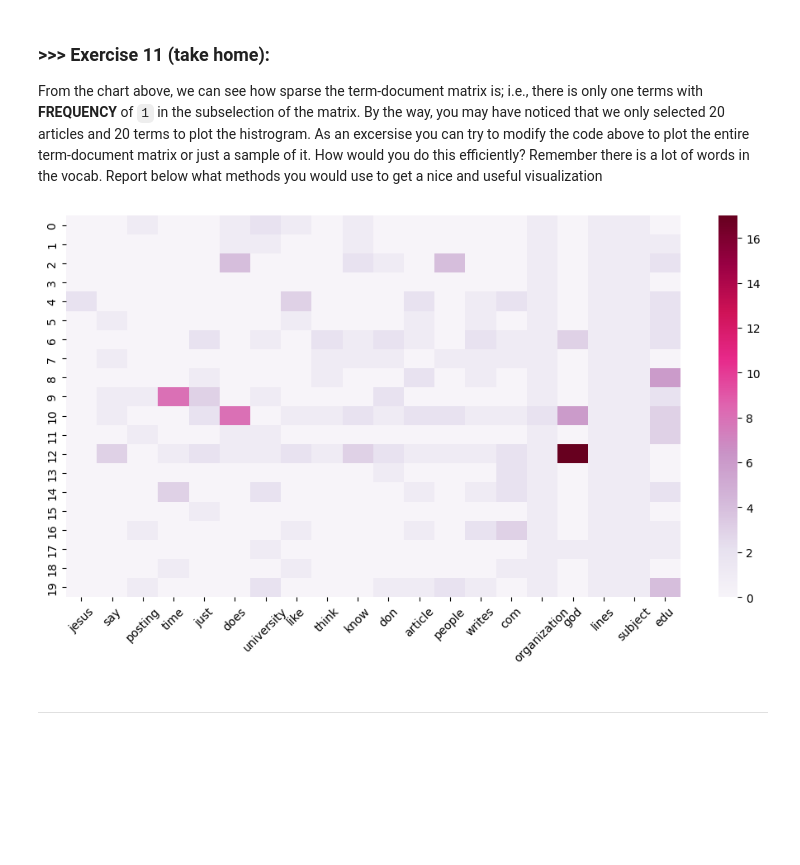
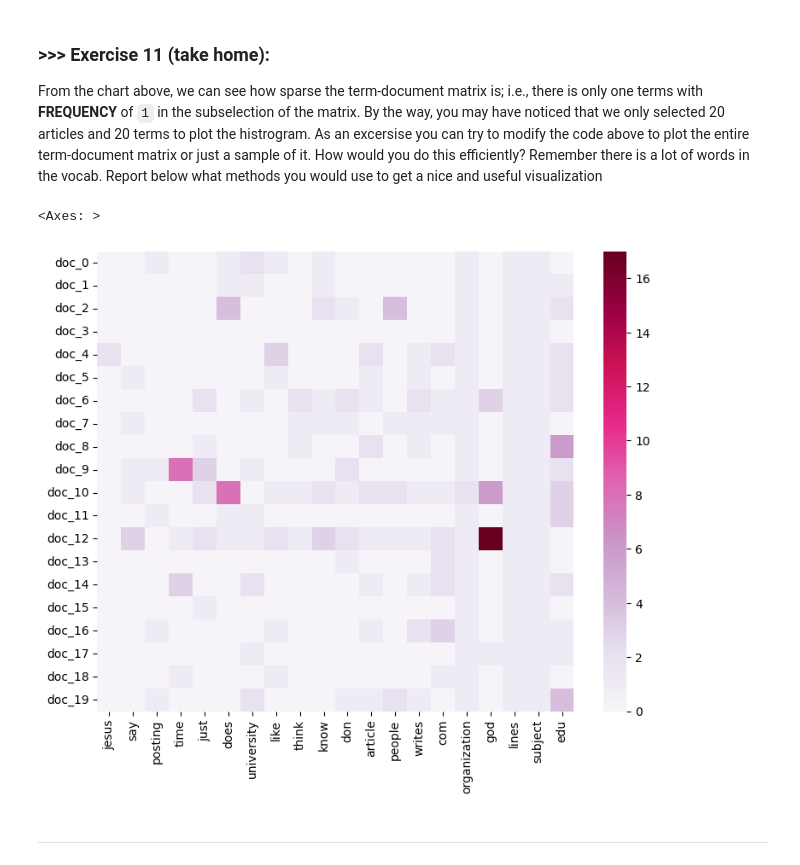
Before and after one commit to Newpage927/DM2025-Lab1-Exercise, a Jupyter notebook: DM2025-Lab1-Master.ipynb, the cells around one changed output. Saved outputs shown, nothing was run; the diff lists cells and outputs as text; code cells hidden in the pictures; blank space fills up the shorter version.

```diff
--- a/DM2025-Lab1-Master.ipynb
+++ b/DM2025-Lab1-Master.ipynb
@@ -1129,24 +1129,23 @@ From the chart above, we can see how sparse the term-document matrix is; i.e., t
 # %%
 # Answer here
 
 # use stopwords to clear meaningless words
 count_vect = CountVectorizer(stop_words='english')
 X_counts = count_vect.fit_transform(X.text)
 # count terms frequency
 term_sums = X_counts.sum(axis=0).A1
 # show top 20 frequency word
 top_idx = np.argsort(term_sums)[-20:]
 
 top_features = np.array(count_vect.get_feature_names_out())[top_idx]
+plot_y = ["doc_"+ str(i) for i in list(X.index)[0:20]]
+df_todraw = pd.DataFrame(X_counts[:20, top_idx].toarray(), columns=top_features,index=plot_y)
 
-df_todraw = pd.DataFrame(X_counts[:20, top_idx].toarray(), columns=top_features)
-
-plt.figure(figsize=(12,6))
+plt.subplots(figsize=(9, 7))
 sns.heatmap(df_todraw, cmap="PuRd", vmin=0)
-plt.xticks(rotation=45)
-plt.show()
 # %% [output]
+<Axes: >
-[figure, old version]
+[figure, new version]
 # %% [markdown]
 ---
 # %% [markdown]
```
Also changed, not shown: parts of 10 cells of this notebook.
